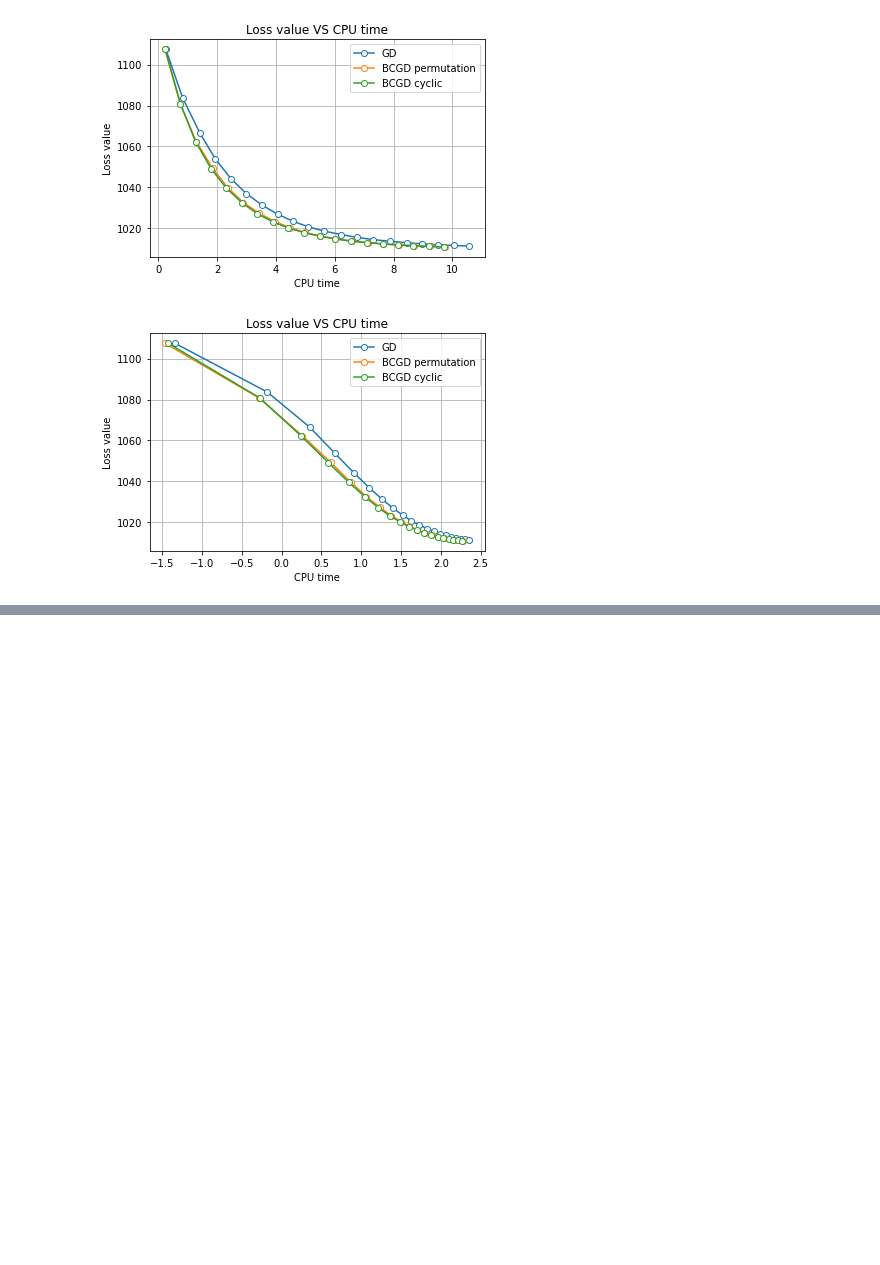
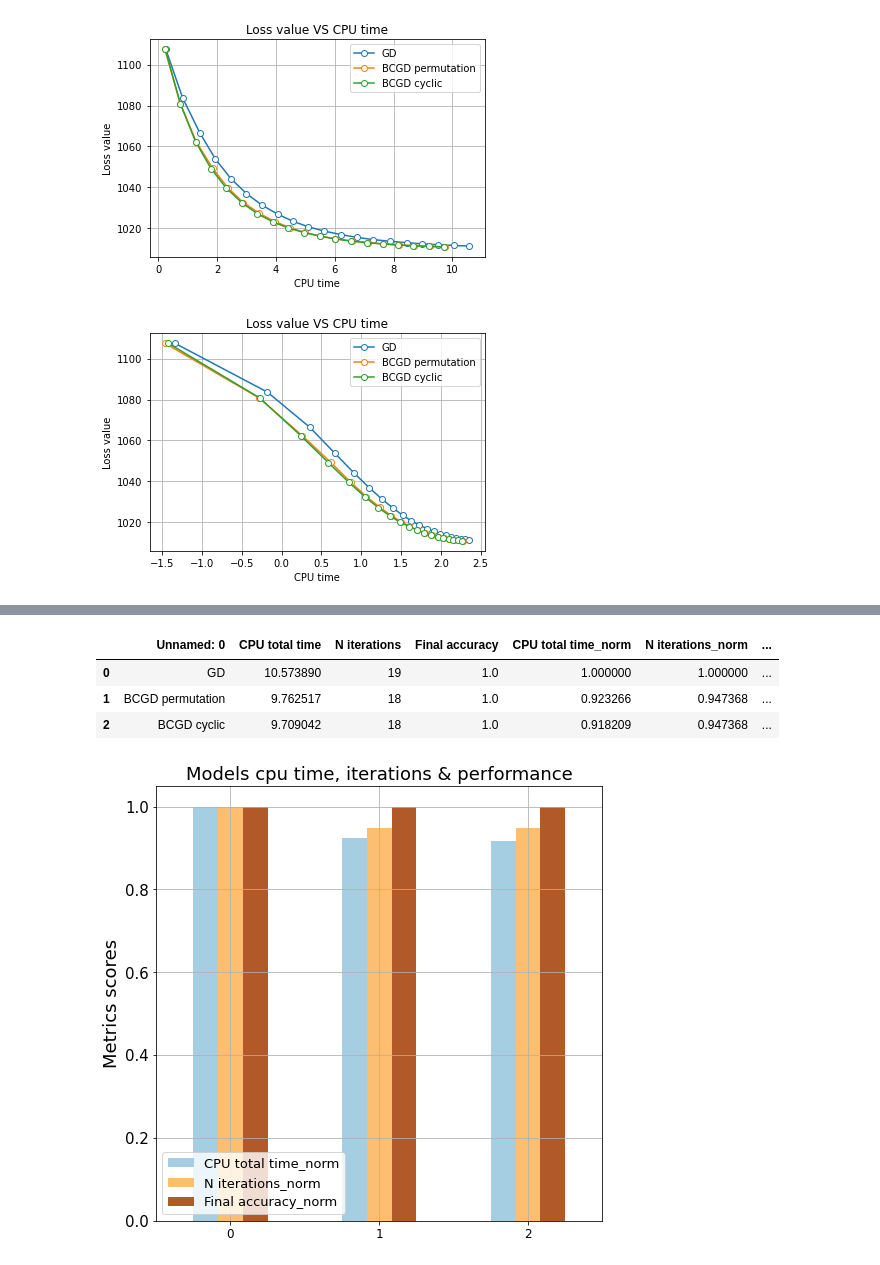
Before and after one commit to PashaIanko/Semi-Supervised-Labelling, a Jupyter notebook: model_evaluation.ipynb, the cells around one changed output, grey strips where cells are left out. Drawn from its saved outputs; the diff is of its cells as text; code cells hidden in the pictures; blank space fills up the shorter version.

```diff
--- a/model_evaluation.ipynb
+++ b/model_evaluation.ipynb
@@ -343,0 +217,28 @@ Iteration: 4, Loss: 24173.807351957803, delta loss: 0.0
+# %%
+metrics_res.head()
+# %% [output]
+|  | Unnamed: 0 | CPU total time | N iterations | Final accuracy | CPU total time_norm | N iterations_norm | ... |
+| 0 | GD | 10.573890 | 19 | 1.0 | 1.000000 | 1.000000 | ... |
+| 1 | BCGD permutation | 9.762517 | 18 | 1.0 | 0.923266 | 0.947368 | ... |
+| 2 | BCGD cyclic | 9.709042 | 18 | 1.0 | 0.918209 | 0.947368 | ... |
+# %%
+def plot_bar_metrics(metrics_df):
+
+    ax = metrics_df.plot.bar(
+        rot = 0,
+        ylabel = 'Metrics results',
+        cmap = 'Paired',
+        figsize = (8, 8)
+    )
+
+    ax.set_title('Models cpu time, iterations & performance', fontsize = 18)
+    ax.set_ylabel('Metrics scores', fontsize = 18)
+    ax.tick_params(axis = 'y', labelsize = 15)
+    ax.tick_params(axis = 'x', labelsize = 12)
+    ax.legend(loc = 3, prop = {'size': 13})
+    plt.grid()
+
+metrics_cols = [c for c in metrics_res.columns if '_norm' in c]
+plot_bar_metrics(metrics_res.loc[:, metrics_cols])
+# %% [output]
+[figure, added]
```
Also changed, not shown: parts of 21 cells of this notebook.
